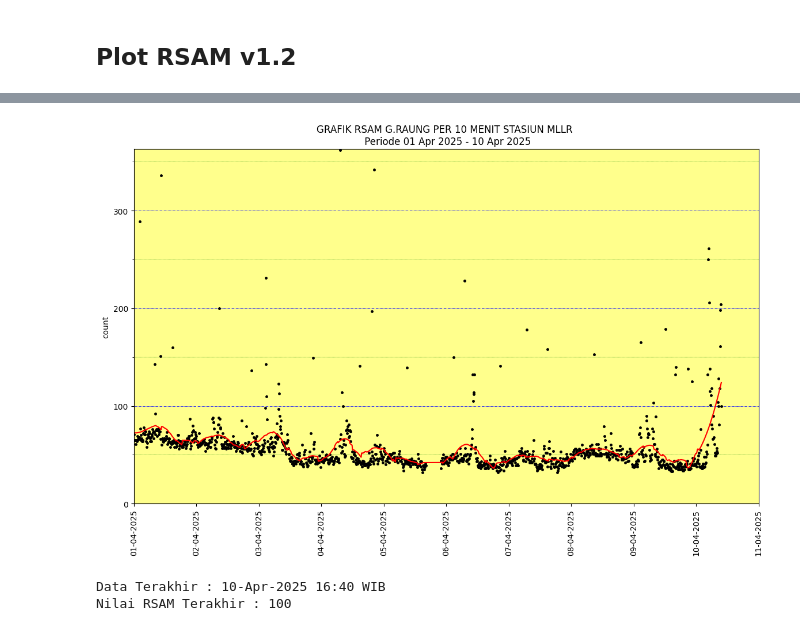
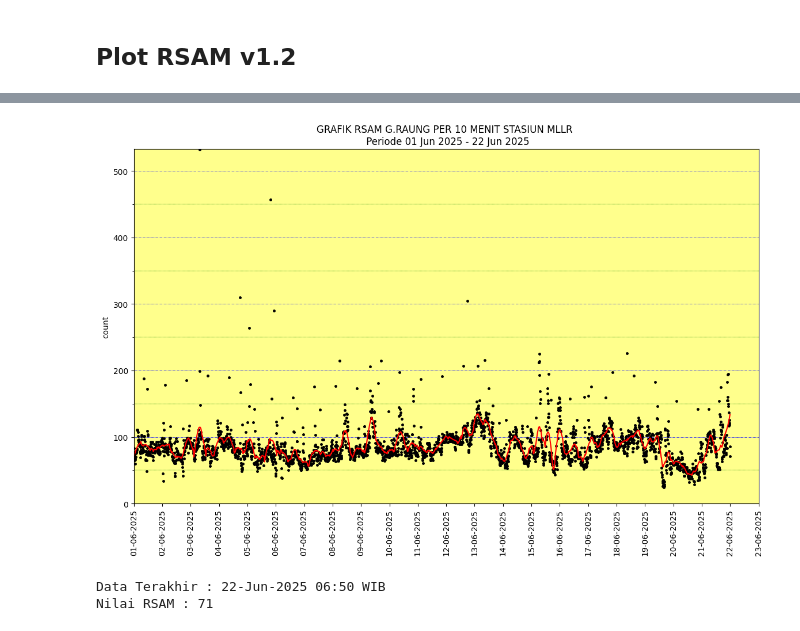
Before and after one commit to mukijo-r/graph-eval-ga, a Jupyter notebook: Plot_RSAM.ipynb, the cells around one changed output, grey strips where cells are left out. Drawn from its saved outputs; the diff is of its cells as text; code cells hidden in the pictures.

Commit message:
menambahkan window size smoothing otomatis

```diff
--- a/Plot_RSAM.ipynb
+++ b/Plot_RSAM.ipynb
@@ -9,13 +9,13 @@ from datetime import datetime, timedelta
 from scipy.signal import savgol_filter
 
 # Definisikan directory data, nama gunung, dan nama stasiun
-directory = r"//192.189.22.130/data/Rsam/10Minute"
+directory = r"//angsa/data/Rsam/10Minute"
 gunung = 'RAUNG'
 stasiun = "MLLR"
 
 # Tentukan waktu awal dan waktu akhir
-waktu_awal = '01-04-2025'
-waktu_akhir = '10-04-2025'
+waktu_awal = '01-06-2025'
+waktu_akhir = '22-06-2025'
 interval_hari = 1
 
 # Interval sumbu Y
@@ -74,9 +74,18 @@ formatted_start_date = start_date.strftime('%d %b %Y')
 formatted_end_date = end_date.strftime('%d %b %Y')
 
 plt.title(f'GRAFIK RSAM G.{gunung} PER 10 MENIT STASIUN {stasiun} \n Periode {formatted_start_date} - {formatted_end_date}')
+end_date += timedelta(days=1)
 
 # Savitzky-Golay smoothing
-window_size = 100  # Panjang jendela smoothing
+jumlah_hari = end_date - start_date
+days = jumlah_hari.days
+minutes = days * 1440
+win_size = int(minutes / 500)
+
+print("jumlah hari", days)
+print("window size smoothing :", win_size)
+
+window_size = win_size  # Panjang jendela smoothing
 degree = 3        # Derajat polinomial
 smoothed_data = savgol_filter(data_bulan['RSAM'], window_size, degree)
 plt.plot(data_bulan['Time'], smoothed_data, linestyle='-', color='red')
@@ -91,7 +100,7 @@ nilai_maksimum_custom = 1001
 nilai_maksimum = nilai_maksimal_data
 
 plt.gca().set_ylim(0, nilai_maksimum)
-plt.xlim(start_date, end_date + timedelta(days=1))
+plt.xlim(start_date, end_date)
 plt.yticks(range(0, nilai_maksimum, major_interval))
 plt.ylim(0)
 
@@ -120,7 +129,7 @@ def awas(start, end):
 
 # Memberi warna background sesuai status, ganti tanggal perubahan status sesuai histori, hapus/comment baris yang tidak perlu
 normal(pd.to_datetime('01/01/2023', format='%d/%m/%Y'), pd.to_datetime('19/12/2023', format='%d/%m/%Y'))
-waspada(pd.to_datetime('19/12/2023', format='%d/%m/%Y'), pd.to_datetime('31/05/2025', format='%d/%m/%Y'))
+waspada(pd.to_datetime('19/12/2023', format='%d/%m/%Y'), pd.to_datetime('30/06/2025', format='%d/%m/%Y'))
 # siaga(pd.to_datetime('19/05/2023', format='%d/%m/%Y'), pd.to_datetime('31/08/2023', format='%d/%m/%Y'))
 # awas(pd.to_datetime('21/07/2023', format='%d/%m/%Y'), pd.to_datetime('31/07/2023', format='%d/%m/%Y'))
 
@@ -140,7 +149,7 @@ utc7 = timestamp_terakhir + pd.Timedelta(hours=7)
 wib_time = utc7.strftime('%d-%b-%Y %H:%M')
 
 print("Data Terakhir :", wib_time, "WIB")
-print("Nilai RSAM Terakhir :", rsam_terakhir)
+print("Nilai RSAM :", rsam_terakhir)
 
 #@Mukijo-PVMBG, 2023
 #0856-4334-6785
@@ -167,3 +174,3 @@ Data (5 baris pertama dan terakhir) :
-[figure, old version]
+[figure, new version]
-Data Terakhir : 10-Apr-2025 16:40 WIB
-Nilai RSAM Terakhir : 100
+Data Terakhir : 22-Jun-2025 06:50 WIB
+Nilai RSAM : 71
```
Also changed, not shown: parts of 1 cell of this notebook.
